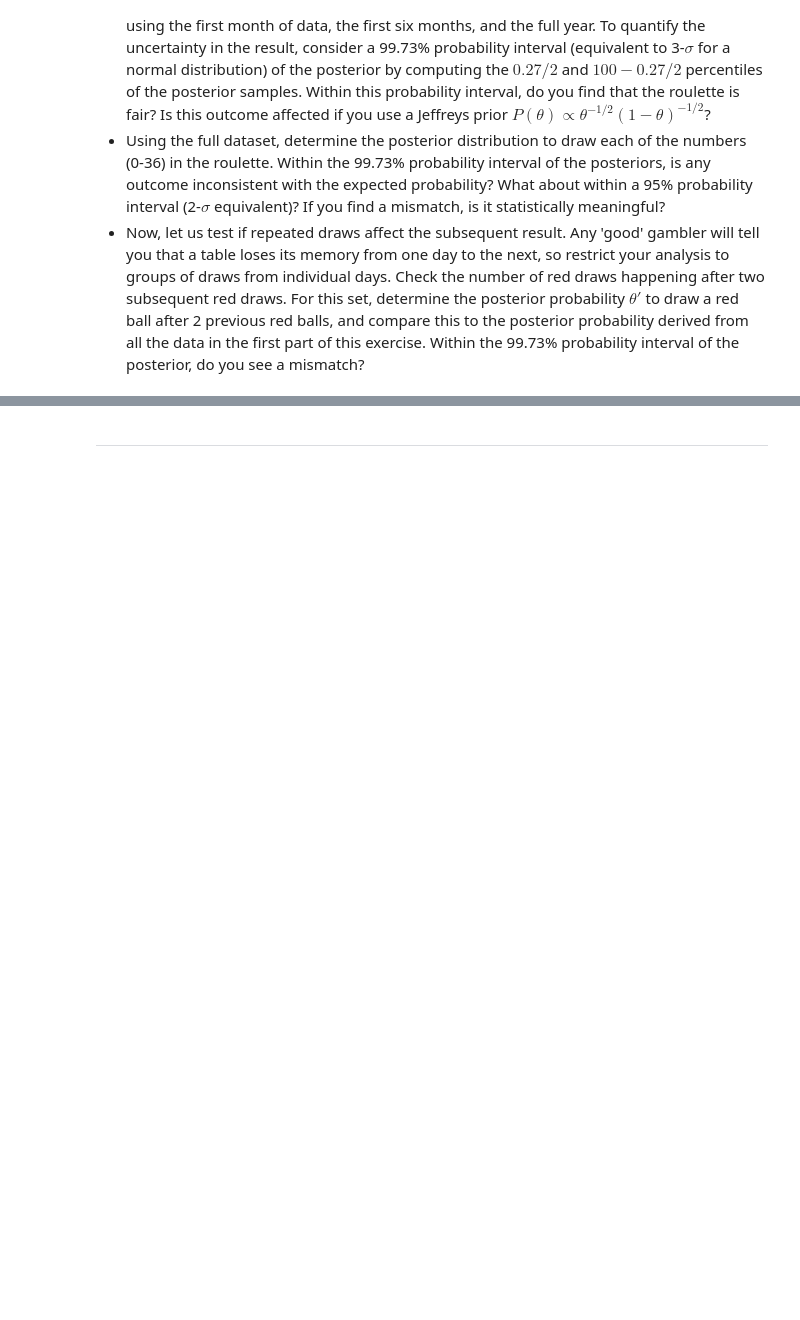
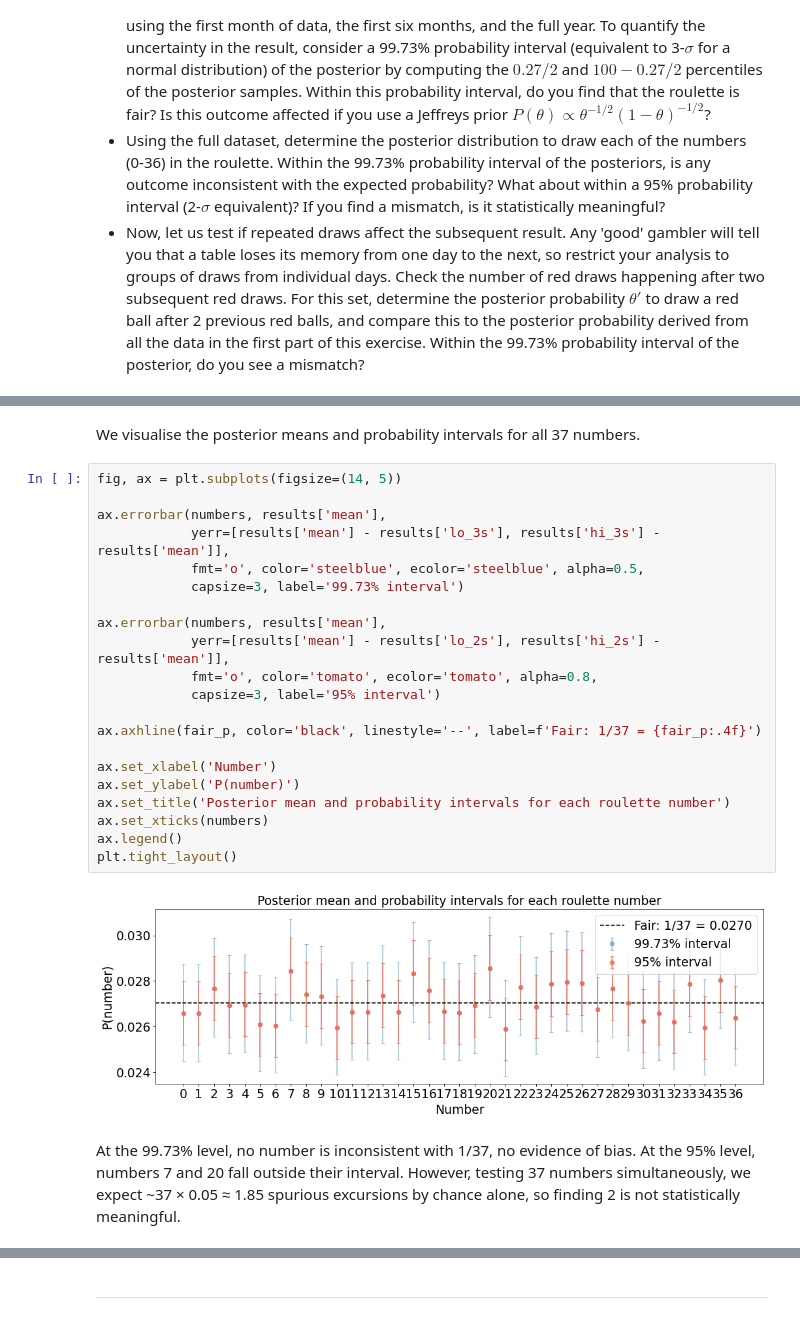
Before and after one commit to aapnegara/data-analysis-homework, a Jupyter notebook: HomeworkAssignment4_AAgungPrawiraNegara_NandVanDeun.ipynb, the cells around one changed output, grey strips where cells are left out. Drawn from its saved outputs; the diff is of its cells as text; blank space fills up the shorter version.

```diff
--- a/HomeworkAssignment4_AAgungPrawiraNegara_NandVanDeun.ipynb
+++ b/HomeworkAssignment4_AAgungPrawiraNegara_NandVanDeun.ipynb
@@ -88,0 +270,30 @@ First we will test if the roulette is fair and then test if repeated draws on th
+# %% [markdown]
+We visualise the posterior means and probability intervals for all 37 numbers.
+# %%
+fig, ax = plt.subplots(figsize=(14, 5))
+
+ax.errorbar(numbers, results['mean'],
+            yerr=[results['mean'] - results['lo_3s'], results['hi_3s'] - results['mean']],
+            fmt='o', color='steelblue', ecolor='steelblue', alpha=0.5,
+            capsize=3, label='99.73% interval')
+
+ax.errorbar(numbers, results['mean'],
+            yerr=[results['mean'] - results['lo_2s'], results['hi_2s'] - results['mean']],
+            fmt='o', color='tomato', ecolor='tomato', alpha=0.8,
+            capsize=3, label='95% interval')
+
+ax.axhline(fair_p, color='black', linestyle='--', label=f'Fair: 1/37 = {fair_p:.4f}')
+
+ax.set_xlabel('Number')
+ax.set_ylabel('P(number)')
+ax.set_title('Posterior mean and probability intervals for each roulette number')
+ax.set_xticks(numbers)
+ax.legend()
+plt.tight_layout()
+# %% [output]
+[figure, added]
+# %% [markdown]
+At the 99.73% level, no number is inconsistent with 1/37, no evidence of bias.
+At the 95% level, numbers 7 and 20 fall outside their interval. However, testing
+37 numbers simultaneously, we expect ~37 × 0.05 ≈ 1.85 spurious excursions by
+chance alone, so finding 2 is not statistically meaningful.
```
Also changed, not shown: parts of 17 cells of this notebook.
